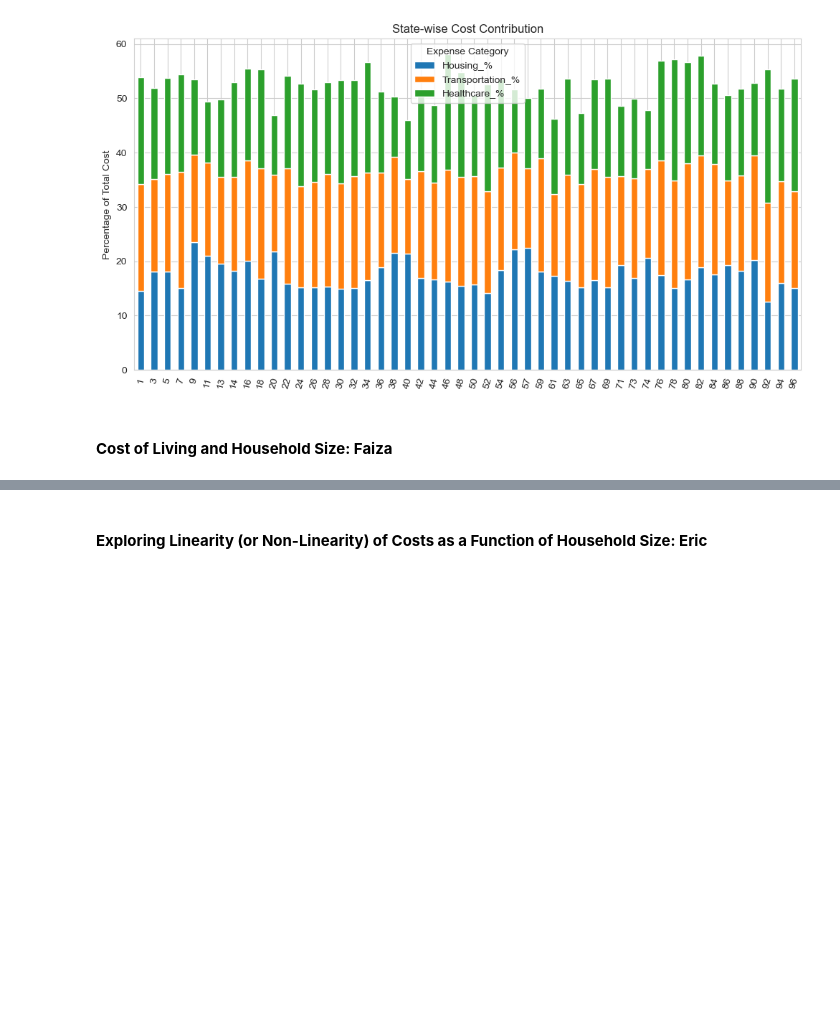
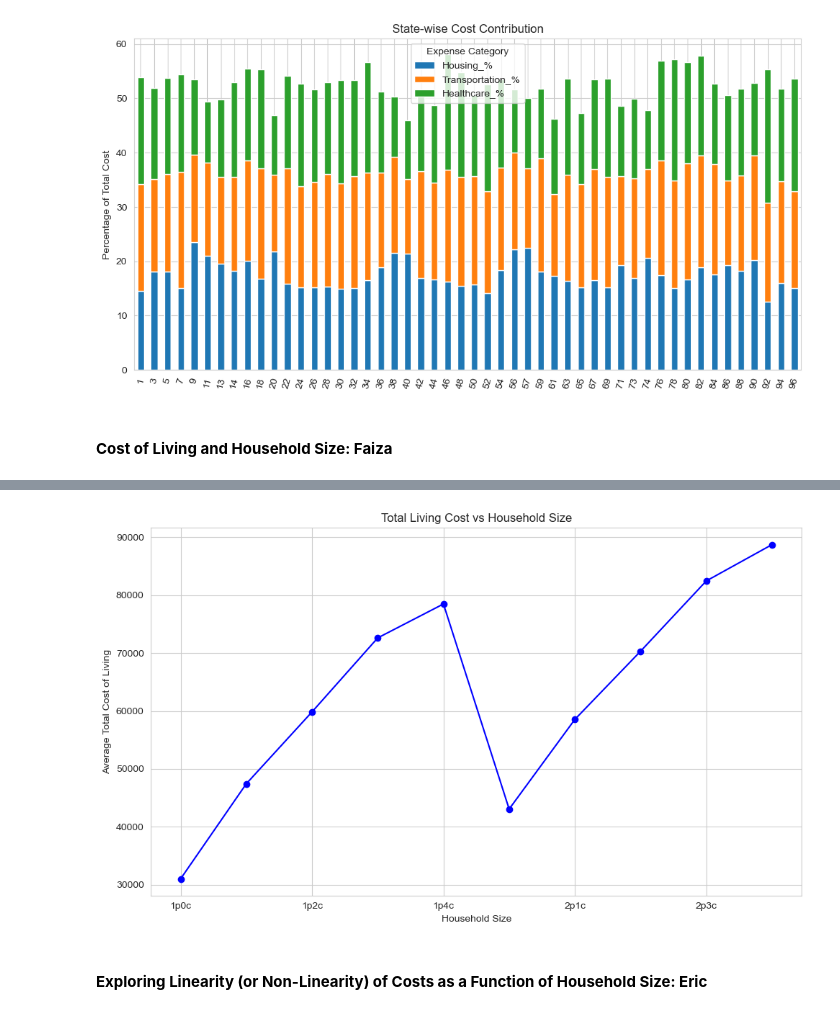
Before and after one commit to miguelmog10/data-science-group17, a Jupyter notebook: notebook/FoundationsDataScience_Winter2025_Group17.ipynb, the cells around one changed output, grey strips where cells are left out. Drawn from its saved outputs; the diff is of its cells as text; code cells hidden in the pictures; blank space fills up the shorter version.

```diff
--- a/notebook/FoundationsDataScience_Winter2025_Group17.ipynb
+++ b/notebook/FoundationsDataScience_Winter2025_Group17.ipynb
@@ -829,0 +886,16 @@ plt.show()
+# %%
+# Plotting the total living cost vs household size using a line graph
+plt.figure(figsize=(10, 6))
+total_cost_by_size.plot(kind='line', marker='o', color='b')
+
+# Adding title and labels
+plt.title('Total Living Cost vs Household Size')
+plt.xlabel('Household Size')
+plt.ylabel('Average Total Cost of Living')
+plt.xticks(rotation=0)  # Keep x labels horizontal
+
+# Show plot
+plt.tight_layout()
+plt.show()
+# %% [output]
+[figure, added]
```
Also changed, not shown: parts of 7 cells of this notebook.
